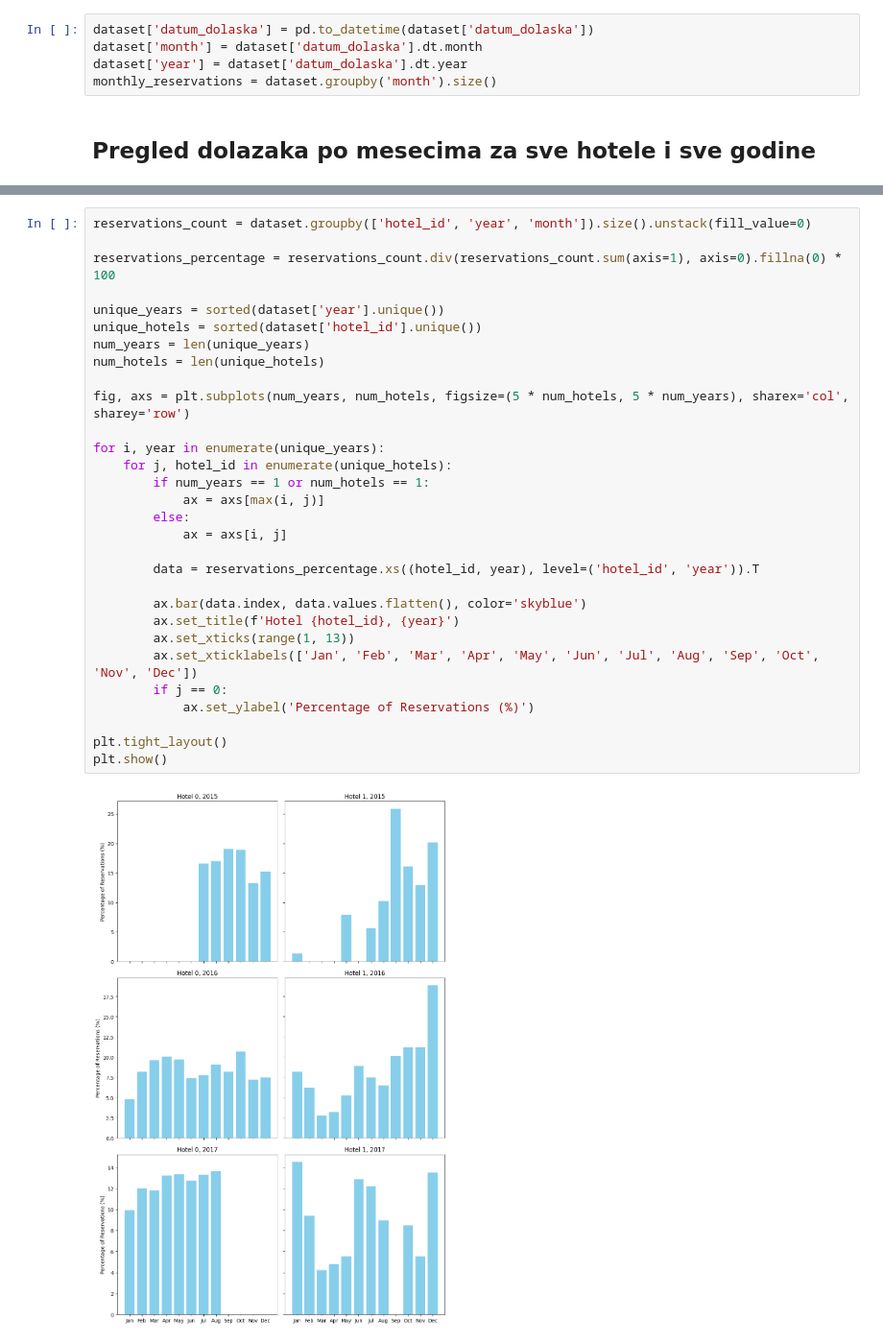
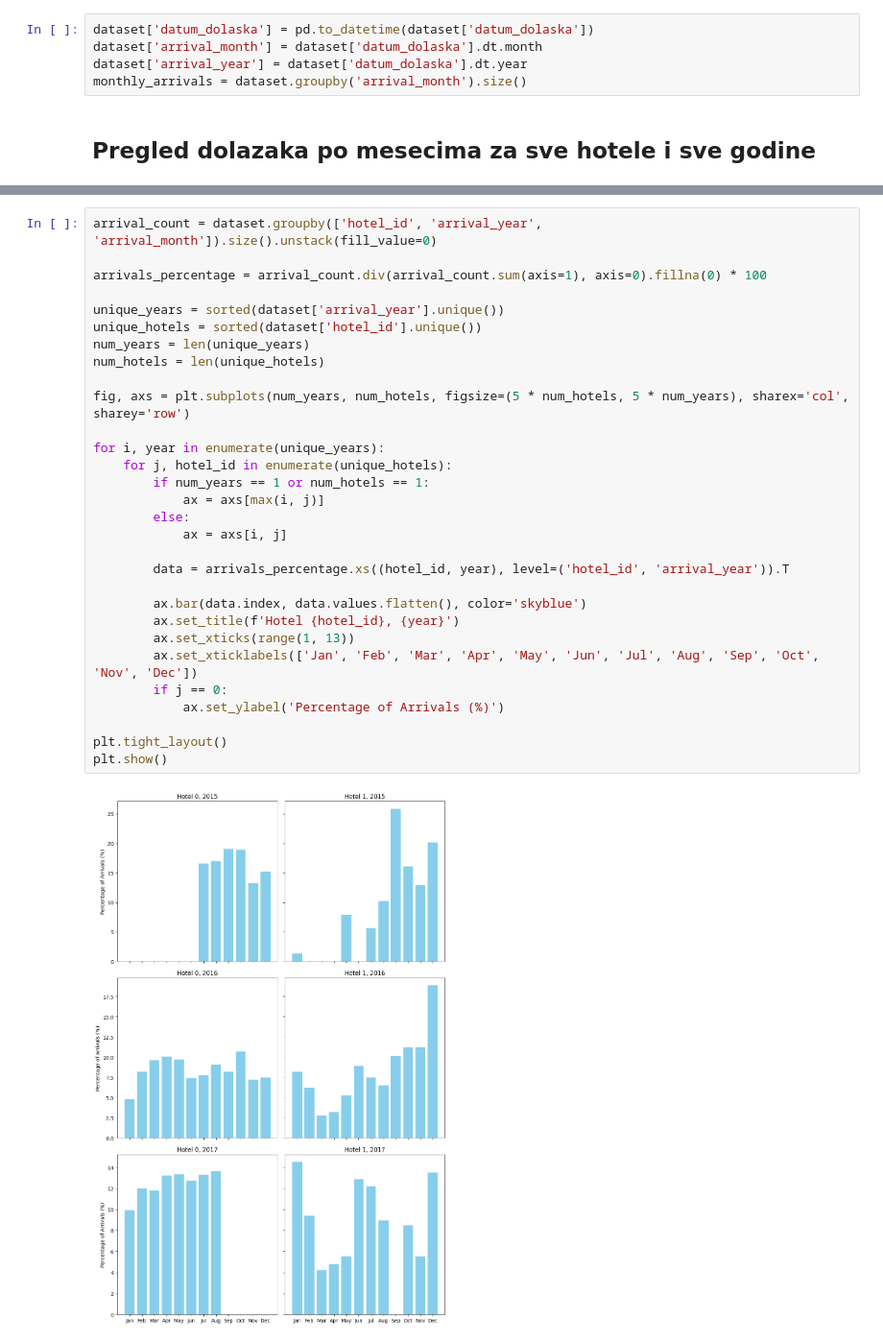
Before and after one commit to usernamenenad/Lumen, a Jupyter notebook: dataVisualization.ipynb, the cells around one changed output, grey strips where cells are left out. Shown at 96% size. Saved outputs shown, nothing was run; the diff lists cells and outputs as text.

```diff
--- a/dataVisualization.ipynb
+++ b/dataVisualization.ipynb
@@ -35,9 +35,9 @@ memory usage: 10.5+ MB
 # Detaljan pregled dolazaka po mesecima
 # %%
 dataset['datum_dolaska'] = pd.to_datetime(dataset['datum_dolaska'])
-dataset['month'] = dataset['datum_dolaska'].dt.month
-dataset['year'] = dataset['datum_dolaska'].dt.year
-monthly_reservations = dataset.groupby('month').size()
+dataset['arrival_month'] = dataset['datum_dolaska'].dt.month
+dataset['arrival_year'] = dataset['datum_dolaska'].dt.year
+monthly_arrivals = dataset.groupby('arrival_month').size()
 # %% [markdown]
 ## Pregled dolazaka po mesecima za sve hotele i sve godine
 # %%
@@ -53,32 +56,32 @@ plt.show()
 # %%
-reservations_count = dataset.groupby(['hotel_id', 'year', 'month']).size().unstack(fill_value=0)
+arrival_count = dataset.groupby(['hotel_id', 'arrival_year', 'arrival_month']).size().unstack(fill_value=0)
 
-reservations_percentage = reservations_count.div(reservations_count.sum(axis=1), axis=0).fillna(0) * 100
+arrivals_percentage = arrival_count.div(arrival_count.sum(axis=1), axis=0).fillna(0) * 100
 
-unique_years = sorted(dataset['year'].unique())
+unique_years = sorted(dataset['arrival_year'].unique())
 unique_hotels = sorted(dataset['hotel_id'].unique())
 num_years = len(unique_years)
 num_hotels = len(unique_hotels)
 
 fig, axs = plt.subplots(num_years, num_hotels, figsize=(5 * num_hotels, 5 * num_years), sharex='col', sharey='row')
 
 for i, year in enumerate(unique_years):
     for j, hotel_id in enumerate(unique_hotels):
         if num_years == 1 or num_hotels == 1:
             ax = axs[max(i, j)]
         else:
             ax = axs[i, j]
 
-        data = reservations_percentage.xs((hotel_id, year), level=('hotel_id', 'year')).T
+        data = arrivals_percentage.xs((hotel_id, year), level=('hotel_id', 'arrival_year')).T
 
         ax.bar(data.index, data.values.flatten(), color='skyblue')
         ax.set_title(f'Hotel {hotel_id}, {year}')
         ax.set_xticks(range(1, 13))
         ax.set_xticklabels(['Jan', 'Feb', 'Mar', 'Apr', 'May', 'Jun', 'Jul', 'Aug', 'Sep', 'Oct', 'Nov', 'Dec'])
         if j == 0:
-            ax.set_ylabel('Percentage of Reservations (%)')
+            ax.set_ylabel('Percentage of Arrivals (%)')
 
 plt.tight_layout()
 plt.show()
 # %% [output]
-[figure, old version]
+[figure, new version]
```
Also changed, not shown: parts of 7 cells of this notebook.
